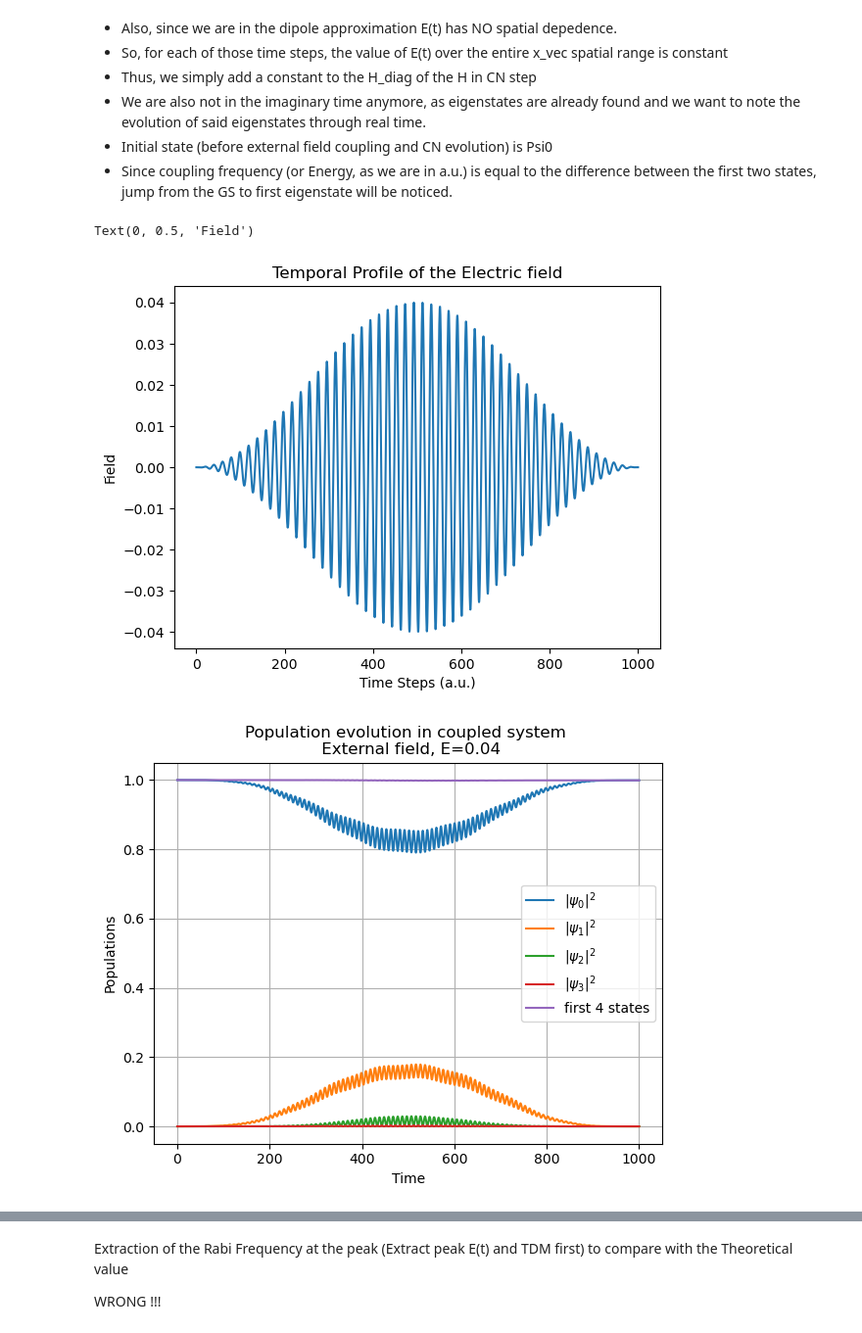
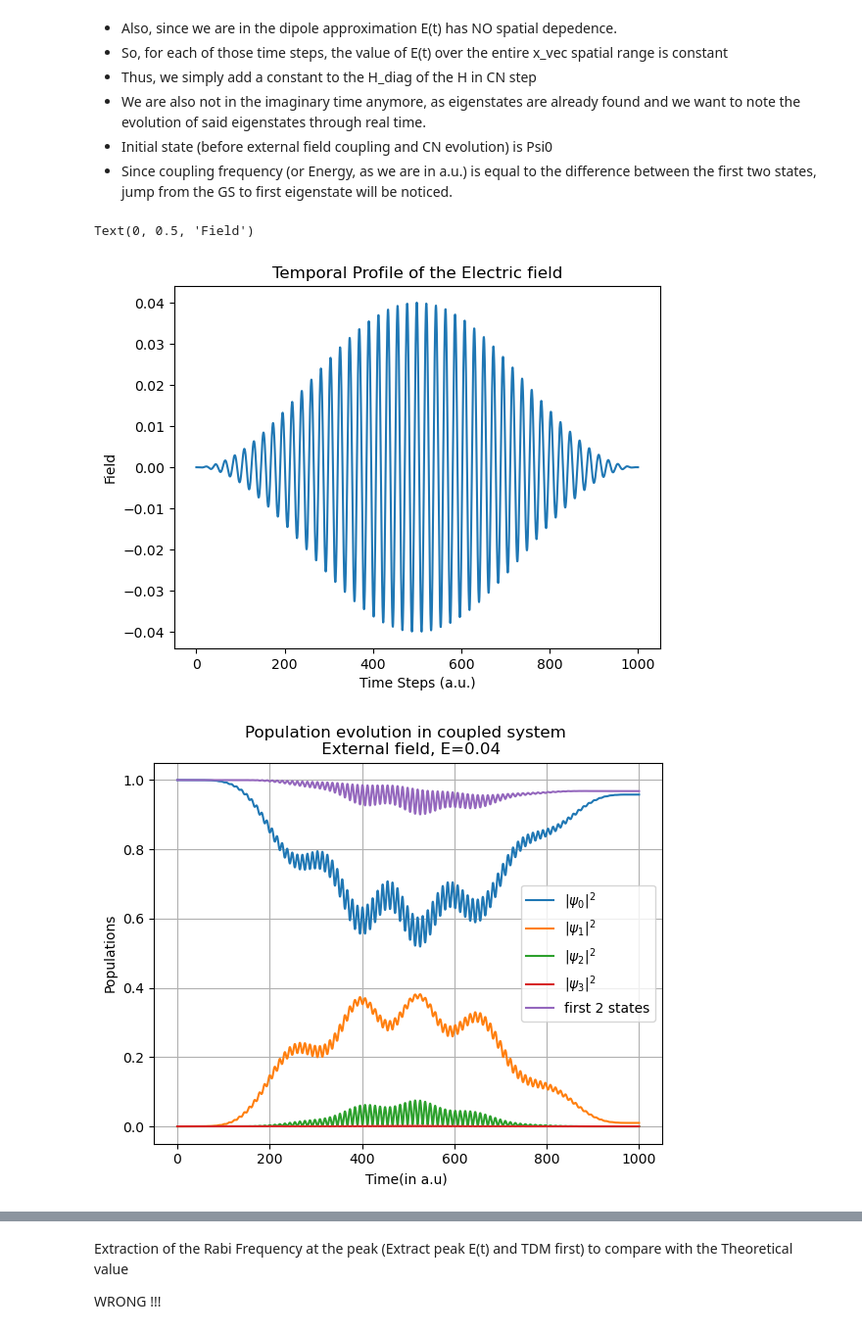
Before and after one commit to SoumyajeetMazumdar/CQMPP, a Jupyter notebook: EXAM/2_coupling_with_E_field.ipynb, the cells around one changed output, grey strips where cells are left out. Shown at 98% size. Cells and saved outputs as stored; diff of their text form; code cells hidden in the pictures.

```diff
--- a/EXAM/2_coupling_with_E_field.ipynb
+++ b/EXAM/2_coupling_with_E_field.ipynb
@@ -114,7 +114,7 @@ T = 1000 # in a.u.
 t_vec = np.arange(0, T + delta_t, delta_t)
 
 # Rabi Frequency - Previous Calculations
-Rabi_freq = 0.052
+Rabi_freq = 0.0452
 
 # External field
 E0 = 4e-2
@@ -130,7 +130,7 @@ plt.xlabel("Time Steps (a.u.)")
 plt.ylabel("Field")
 # %% [output]
 Text(0, 0.5, 'Field')
-[figure, old version]
+[figure, new version]
 # %%
 
 # CALCULATIONS
@@ -169,23 +169,20 @@ for iter in range(t_vec.size):
 # %%
 plt.subplots(figsize=(6, 5))
 
 plt.plot(t_vec, populations0, label = "$|\psi_0|^2$")
 plt.plot(t_vec, populations1, label = "$|\psi_1|^2$")
 plt.plot(t_vec, populations2, label = "$|\psi_2|^2$")
 plt.plot(t_vec, populations3, label = "$|\psi_3|^2$")
-plt.plot(t_vec, populations0 + populations1 + populations2 + populations3, label = "first 4 states")
-
-
-
+plt.plot(t_vec, populations0 + populations1, label = "first 2 states")
 
 plt.legend()
 plt.title(f"Population evolution in coupled system \n External field, E={E0}")
 plt.ylabel("Populations")
-plt.xlabel("Time")
+plt.xlabel("Time(in a.u) ")
 plt.grid()
 plt.tight_layout()
 # %% [output]
-[figure, old version]
+[figure, new version]
 # %%
 # dipole moment evolution plot
 plt.subplots(figsize=(6, 5))
```
Also changed, not shown: parts of 3 cells of this notebook.
